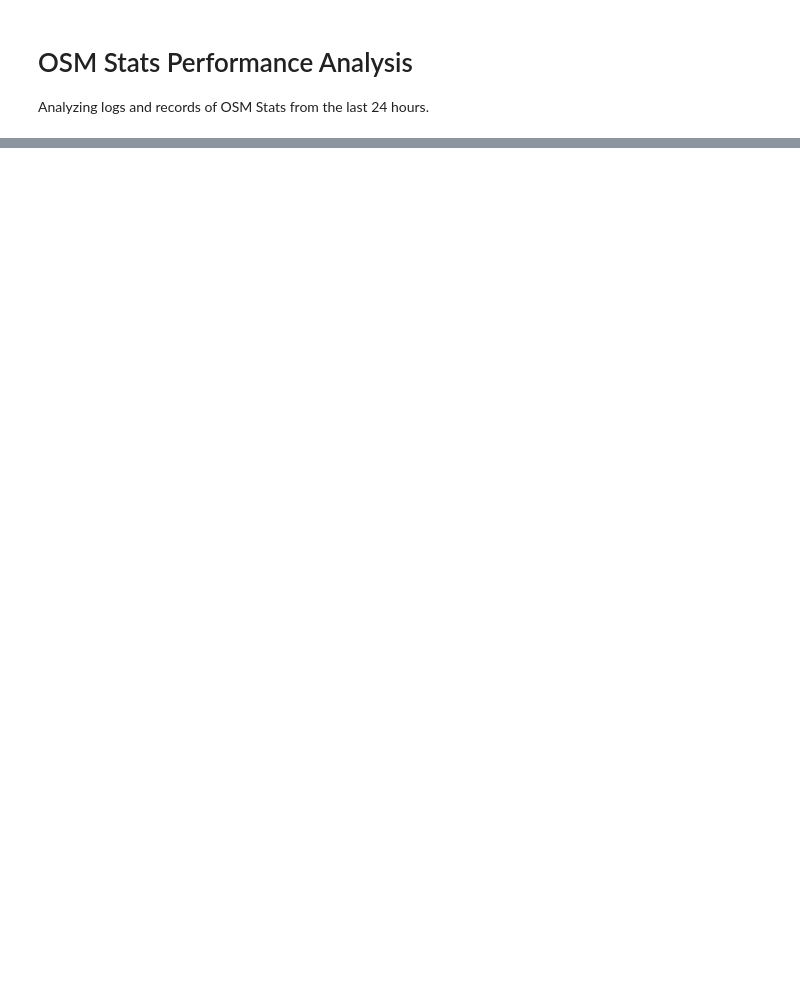
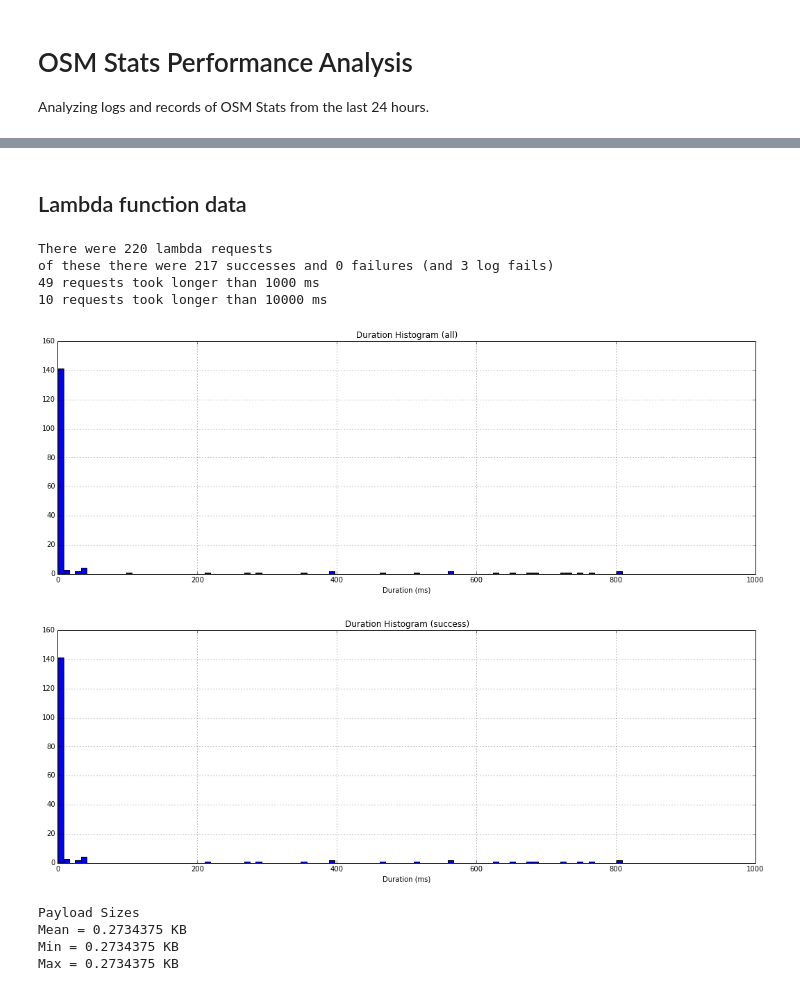
Before and after one commit to AmericanRedCross/osm-stats, a Jupyter notebook: analysis/OSMStats.ipynb, the cells around one changed output, grey strips where cells are left out. Saved outputs shown, nothing was run; the diff lists cells and outputs as text; code cells hidden in the pictures; blank space fills up the shorter version.

Commit message:
updated notebook and utils for analysis

```diff
--- a/analysis/OSMStats.ipynb
+++ b/analysis/OSMStats.ipynb
@@ -54,0 +65,73 @@ print records.columns
+# %% [markdown]
+## Lambda function data
+# %%
+# get logs for the last 24 hours from lambda
+
+# for now, assume this is here, must use branch of awslogs to retrieve
+_fname = '%s/lambda_raw_24hr.nljson' % (project)
+
+# then distill these
+fname = '%s/lambda_24hr.nljson' % project
+if not os.path.exists(fname):
+    utils.write_nljson(utils.distill_lambda_logs(_fname).values(), fname)
+
+# read in records
+data = utils.read_nljson(fname)
+
+# create records
+llogs = utils.dicts2DataFrame(data)
+# %%
+# Plot histograms of durations
+print 'There were %s lambda requests' % len(llogs)
+successes = llogs['success'].count() if 'success' in llogs else 0
+failures = llogs['failure'].count() if 'failure' in llogs else 0
+resolved = successes + failures
+print 'of these there were %s successes and %s failures (and %s log fails)' % (
+    successes, failures, len(llogs) - resolved)
+
+durations = llogs['duration'].astype('float')
+cutoff = 1000
+duration_cut = durations[durations < cutoff]
+print '%s requests took longer than %s ms' % (len(llogs) - len(duration_cut), cutoff)
+print '%s requests took longer than %s ms' % (len(llogs) - len(durations[durations < 10000]), 10000)
+
+# plot histograms of durations
+plt.figure(figsize=(18,6))
+plt.title('Duration Histogram (all)')
+plt.xlabel('Duration (ms)')
+plt.xlim(0, cutoff)
+duration_cut.hist(bins=100)
+
+if successes > 0:
+    plt.figure(figsize=(18,6))
+    plt.title('Duration Histogram (success)')
+    plt.xlabel('Duration (ms)')
+    plt.xlim(0, cutoff)
+    durations[llogs['success'].notnull() & (durations < cutoff)].hist(bins=100)
+
+if failures > 0:
+    plt.figure(figsize=(18,6))
+    plt.title('Duration Histogram (failure)')
+    plt.xlabel('Duration (ms)')
+    plt.xlim(0, cutoff)
+    durations[logs['failure'].notnull()& (durations < cutoff)].hist(bins=100)
+# %% [output]
+There were 220 lambda requests
+of these there were 217 successes and 0 failures (and 3 log fails)
+49 requests took longer than 1000 ms
+10 requests took longer than 10000 ms
+[figure, added]
+[figure, added]
+# %%
+# examine sizes of payload
+payloads = llogs.payload.apply(lambda x: sys.getsizeof(x)/1024.)
+
+print 'Payload Sizes'
+print 'Mean = %s KB' % payloads.mean()
+print 'Min = %s KB' % payloads.min()
+print 'Max = %s KB' % payloads.max()
+# %% [output]
+Payload Sizes
+Mean = 0.2734375 KB
+Min = 0.2734375 KB
+Max = 0.2734375 KB
```
Also changed, not shown: parts of 6 cells of this notebook, 2 other files.
